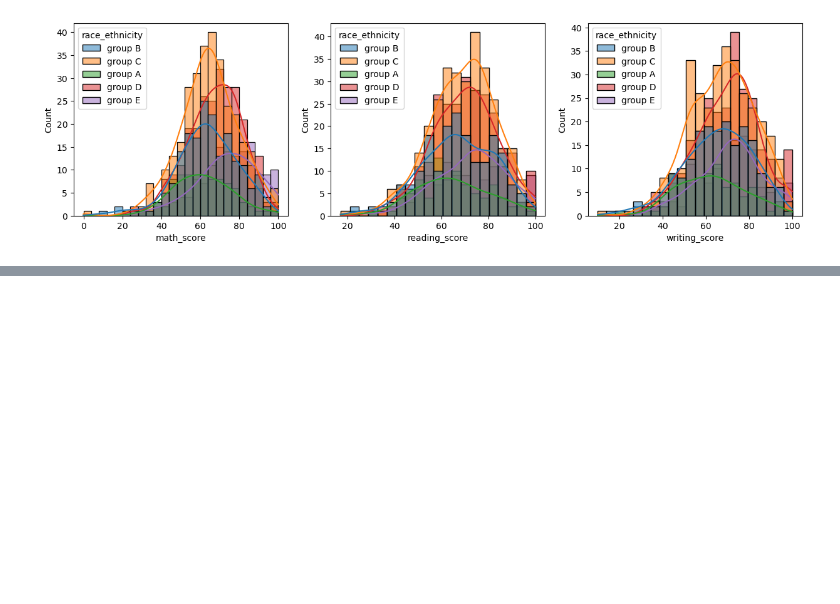
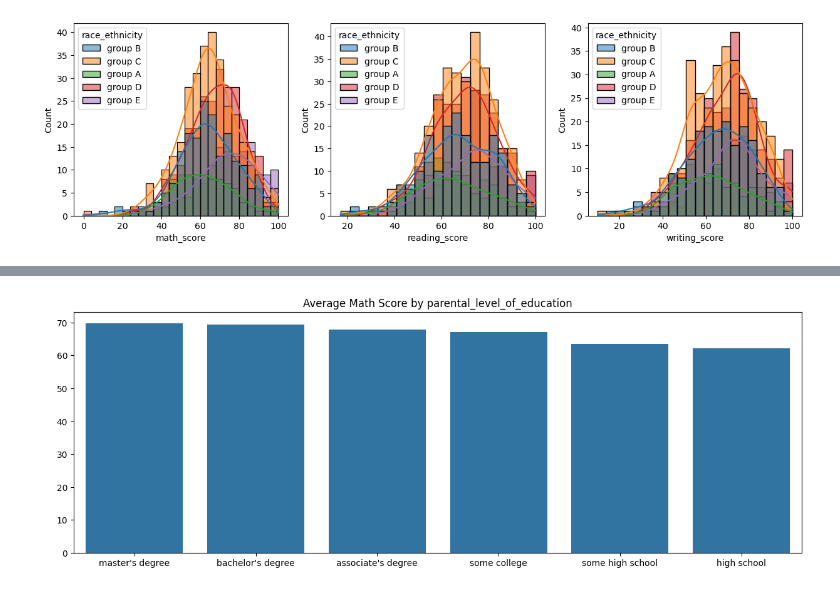
Before and after one commit to diogojfr/students-performance, a Jupyter notebook: notebook/Exploratory data analysis.ipynb, the cells around one changed output, grey strips where cells are left out. Cells and saved outputs as stored; diff of their text form; code cells hidden in the pictures; blank space fills up the shorter version.

```diff
--- a/notebook/Exploratory data analysis.ipynb
+++ b/notebook/Exploratory data analysis.ipynb
@@ -332,0 +307,14 @@ plt.show()
+# %%
+df_parental = df.groupby('parental_level_of_education', as_index=False)['math_score']\
+                .agg('mean')\
+                .sort_values('math_score', ascending=False)
+
+plt.subplots(figsize=(15,5))
+
+sns.barplot(data=df_parental, x='parental_level_of_education', y='math_score')\
+   .set(title='Average Math Score by parental_level_of_education')
+plt.ylabel(' ')
+plt.xlabel(' ')
+plt.show()
+# %% [output]
+[figure, added]
```
Also changed, not shown: parts of 5 cells of this notebook, 2 other files.
